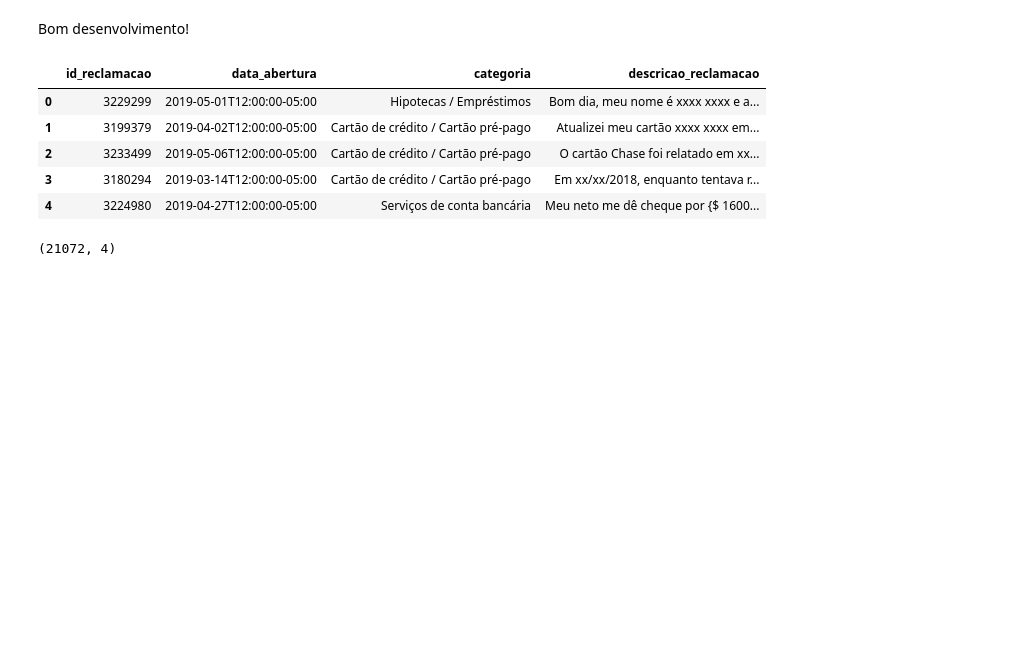
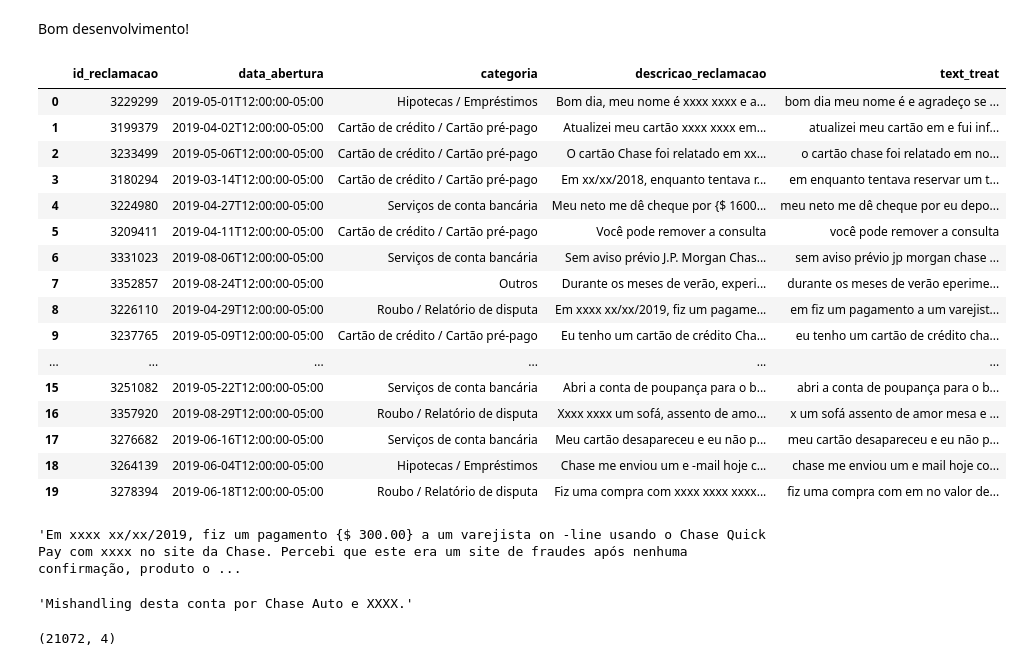
Before and after one commit to ghedin-alison/NLP, a Jupyter notebook: Template_Trabalho_Final_NLP.ipynb, the cells around one changed output. Drawn from its saved outputs; the diff is of its cells as text; code cells hidden in the pictures; blank space fills up the shorter version.

```diff
--- a/Template_Trabalho_Final_NLP.ipynb
+++ b/Template_Trabalho_Final_NLP.ipynb
@@ -90,14 +90,33 @@ memory usage: 658.6+ KB
 # %% [markdown]
 Bom desenvolvimento!
 # %%
-df.head()
+df.head(20)
 # %% [output]
-|  | id_reclamacao | data_abertura | categoria | descricao_reclamacao |
-| 0 | 3229299 | 2019-05-01T12:00:00-05:00 | Hipotecas / Empréstimos | Bom dia, meu nome é xxxx xxxx e a... |
-| 1 | 3199379 | 2019-04-02T12:00:00-05:00 | Cartão de crédito / Cartão pré-pago | Atualizei meu cartão xxxx xxxx em... |
-| 2 | 3233499 | 2019-05-06T12:00:00-05:00 | Cartão de crédito / Cartão pré-pago | O cartão Chase foi relatado em xx... |
-| 3 | 3180294 | 2019-03-14T12:00:00-05:00 | Cartão de crédito / Cartão pré-pago | Em xx/xx/2018, enquanto tentava r... |
-| 4 | 3224980 | 2019-04-27T12:00:00-05:00 | Serviços de conta bancária | Meu neto me dê cheque por {$ 1600... |
+|  | id_reclamacao | data_abertura | categoria | descricao_reclamacao | text_treat |
+| 0 | 3229299 | 2019-05-01T12:00:00-05:00 | Hipotecas / Empréstimos | Bom dia, meu nome é xxxx xxxx e a... | bom dia meu nome é e agradeço se ... |
+| 1 | 3199379 | 2019-04-02T12:00:00-05:00 | Cartão de crédito / Cartão pré-pago | Atualizei meu cartão xxxx xxxx em... | atualizei meu cartão em e fui inf... |
+| 2 | 3233499 | 2019-05-06T12:00:00-05:00 | Cartão de crédito / Cartão pré-pago | O cartão Chase foi relatado em xx... | o cartão chase foi relatado em no... |
+| 3 | 3180294 | 2019-03-14T12:00:00-05:00 | Cartão de crédito / Cartão pré-pago | Em xx/xx/2018, enquanto tentava r... | em enquanto tentava reservar um t... |
+| 4 | 3224980 | 2019-04-27T12:00:00-05:00 | Serviços de conta bancária | Meu neto me dê cheque por {$ 1600... | meu neto me dê cheque por eu depo... |
+| 5 | 3209411 | 2019-04-11T12:00:00-05:00 | Cartão de crédito / Cartão pré-pago | Você pode remover a consulta | você pode remover a consulta |
+| 6 | 3331023 | 2019-08-06T12:00:00-05:00 | Serviços de conta bancária | Sem aviso prévio J.P. Morgan Chas... | sem aviso prévio jp morgan chase ... |
+| 7 | 3352857 | 2019-08-24T12:00:00-05:00 | Outros | Durante os meses de verão, experi... | durante os meses de verão eperime... |
+| 8 | 3226110 | 2019-04-29T12:00:00-05:00 | Roubo / Relatório de disputa | Em xxxx xx/xx/2019, fiz um pagame... | em fiz um pagamento a um varejist... |
+| 9 | 3237765 | 2019-05-09T12:00:00-05:00 | Cartão de crédito / Cartão pré-pago | Eu tenho um cartão de crédito Cha... | eu tenho um cartão de crédito cha... |
+| ... | ... | ... | ... | ... | ... |
+| 15 | 3251082 | 2019-05-22T12:00:00-05:00 | Serviços de conta bancária | Abri a conta de poupança para o b... | abri a conta de poupança para o b... |
+| 16 | 3357920 | 2019-08-29T12:00:00-05:00 | Roubo / Relatório de disputa | Xxxx xxxx um sofá, assento de amo... | x um sofá assento de amor mesa e ... |
+| 17 | 3276682 | 2019-06-16T12:00:00-05:00 | Serviços de conta bancária | Meu cartão desapareceu e eu não p... | meu cartão desapareceu e eu não p... |
+| 18 | 3264139 | 2019-06-04T12:00:00-05:00 | Hipotecas / Empréstimos | Chase me enviou um e -mail hoje c... | chase me enviou um e mail hoje co... |
+| 19 | 3278394 | 2019-06-18T12:00:00-05:00 | Roubo / Relatório de disputa | Fiz uma compra com xxxx xxxx xxxx... | fiz uma compra com em no valor de... |
+# %%
+df.descricao_reclamacao[8]
+# %% [output]
+'Em xxxx xx/xx/2019, fiz um pagamento {$ 300.00} a um varejista on -line usando o Chase Quick Pay com xxxx no site da Chase. Percebi que este era um site de fraudes após nenhuma confirmação, produto o ...
+# %%
+df.descricao_reclamacao[10]
+# %% [output]
+'Mishandling desta conta por Chase Auto e XXXX.'
 # %%
 df.shape
 # %% [output]
```
Also changed, not shown: parts of 1 cell of this notebook.
